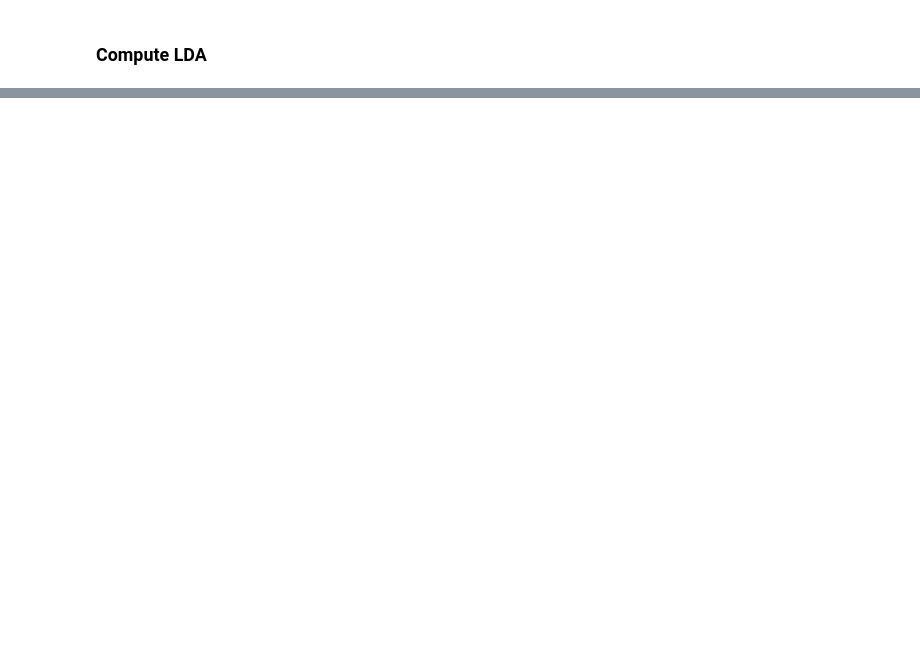
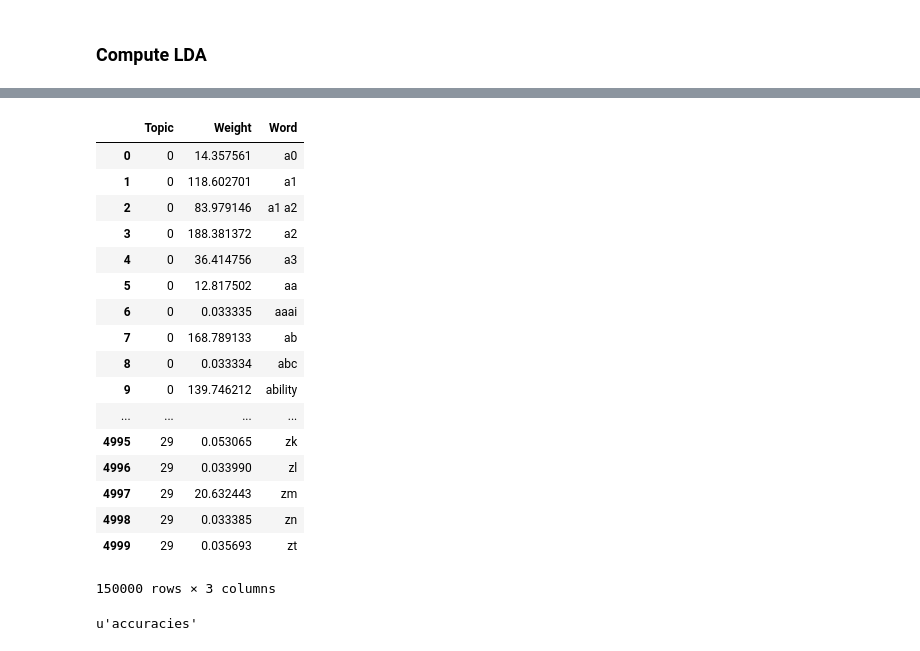
Before and after one commit to DevNambi/arxiv-sanity-preserver, a Jupyter notebook: Topic-Analyzer.ipynb, the cells around one changed output, grey strips where cells are left out. Cells and saved outputs as stored; diff of their text form; code cells hidden in the pictures; blank space fills up the shorter version.

```diff
--- a/Topic-Analyzer.ipynb
+++ b/Topic-Analyzer.ipynb
@@ -118,7 +88,7 @@ done in 173.940s.
 # %%
 print("\nTopics in LDA model:")
-tf_feature_names = count_izer.get_feature_names()
-print_top_words(lda, tf_feature_names, n_top_words)
+tf_feature_names = cv.get_feature_names()
+print_top_words(lda, tf_feature_names, n_top_words = 30)
 # %% [output]
 Topics in LDA model:
 Topic #0:
@@ -139,0 +128,8 @@ learning algorithm xt time state policy regret function problem optimal action o
+# %%
+# Create a dataframe with topic weights for each word
+word_scores = pd.DataFrame(columns=['Word','Topic', 'Weight'])
+for topic_idx, topic in enumerate(lda.components_):
+    pd_to_add = pd.DataFrame( {'Word': tf_feature_names,
+                               'Topic': [str(topic_idx)] * len(tf_feature_names),
+                               'Weight': topic} )
+    word_scores = pd.concat([word_scores, pd_to_add])
@@ -139,0 +174,28 @@ learning algorithm xt time state policy regret function problem optimal action o
+# %%
+pids = txt_db['pids']
+pd.merge(word_scores, )
+[feature_names[i]
+ cf = tf.fit_transform(txts)
+# %% [output]
+|  | Topic | Weight | Word |
+| 0 | 0 | 14.357561 | a0 |
+| 1 | 0 | 118.602701 | a1 |
+| 2 | 0 | 83.979146 | a1 a2 |
+| 3 | 0 | 188.381372 | a2 |
+| 4 | 0 | 36.414756 | a3 |
+| 5 | 0 | 12.817502 | aa |
+| 6 | 0 | 0.033335 | aaai |
+| 7 | 0 | 168.789133 | ab |
+| 8 | 0 | 0.033334 | abc |
+| 9 | 0 | 139.746212 | ability |
+| ... | ... | ... | ... |
+| 4995 | 29 | 0.053065 | zk |
+| 4996 | 29 | 0.033990 | zl |
+| 4997 | 29 | 20.632443 | zm |
+| 4998 | 29 | 0.033385 | zn |
+| 4999 | 29 | 0.035693 | zt |
+150000 rows × 3 columns
+# %%
+cv.get_feature_names()[30]
+# %% [output]
+u'accuracies'
```
Also changed, not shown: parts of 23 cells of this notebook.
